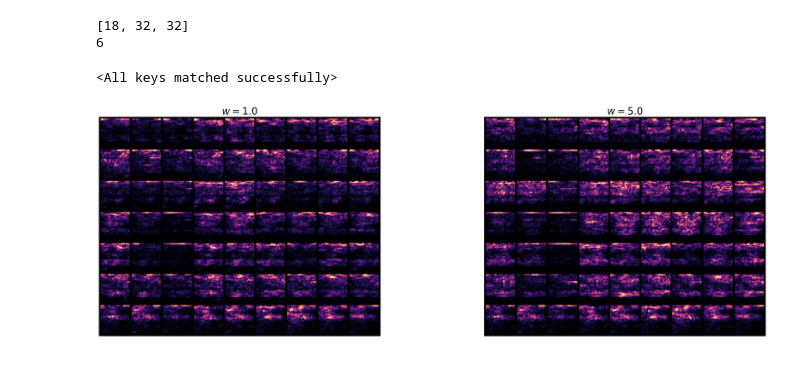
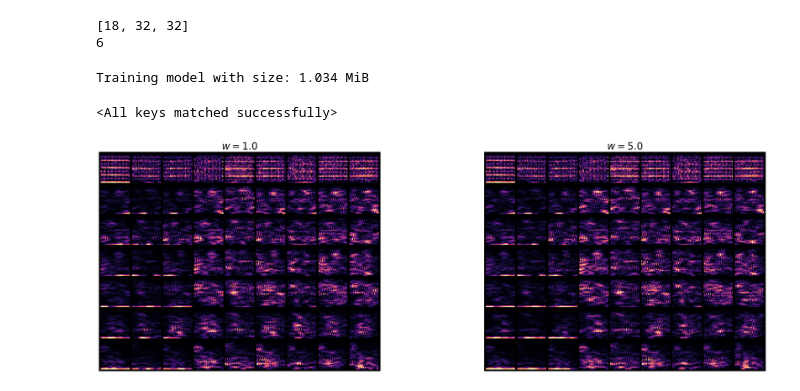
Before and after one commit to chookcurry/flow-matching, a Jupyter notebook: notebooks/whar/train_latent_flow.ipynb, the cells around one changed output. Saved outputs shown, nothing was run; the diff lists cells and outputs as text; code cells hidden in the pictures.

Commit message:
fix latent flow training

```diff
--- a/notebooks/whar/train_latent_flow.ipynb
+++ b/notebooks/whar/train_latent_flow.ipynb
@@ -12,4 +12,10 @@ from flow_matching.whar.latent_vector_field import FlowNetBackbone
 from flow_matching.whar.latent_vector_field_mhsa import FlowNetBackboneAxial
 from flow_matching.latent.training_flow import LatentFlowTrainer
 # %%
-device = torch.device("cuda" if torch.cuda.is_available() else "cpu")
+if torch.cuda.is_available():
+    device = torch.device("cuda")
+elif torch.backends.mps.is_available():
+    device = torch.device("mps")
+else:
+    device = torch.device("cpu")
+print(device)
@@ -47,8 +55,8 @@ print(num_classes)
 [18, 32, 32]
 6
 # %%
-vae = SpectrogramVAE().to(device)
-vae.load_state_dict(torch.load("vae.pt"))
+ae = CondSpectrogramAE().to(device)
+ae.load_state_dict(torch.load("cond_ae.pt"))
 
 path = GaussianConditionalProbabilityPath(
     p_data=sampler,
@@ -59,11 +67,11 @@ path = GaussianConditionalProbabilityPath(
 
 vf = FlowNetBackboneAxial(num_classes=num_classes).to(device)
 
-trainer = LatentFlowTrainer(
-    path=path, model=vf, vae=vae, eta=0.1, null_class=num_classes
-)
+trainer = LatentFlowTrainer(path=path, model=vf, ae=ae, eta=0.1, null_class=num_classes)
 # %%
 trainer.train(num_epochs=2000, device=device, lr=1e-3, batch_size=64)
+# %% [output]
+Training model with size: 1.034 MiB
 # %%
 torch.save(vf.state_dict(), "latent_vf.pt")
 # %%
@@ -72,6 +80,9 @@ vf.load_state_dict(torch.load("latent_vf.pt"))
 <All keys matched successfully>
 # %%
 import numpy as np
+from torch import vmap
+
+from flow_matching.whar.stft import decompress_stft
 
 
 num_timesteps = 100
@@ -86,6 +97,7 @@ y = torch.arange(num_classes + 1).to(device)
 
 num_samples = y.shape[0]
 x0, _ = path.p_simple.sample(num_samples)  # (num_samples, 1, 32, 32)
+x0 = x0.to(device)
 
 for idx, w in enumerate(guidance_scales):
     # Setup ode and simulator
@@ -102,37 +114,42 @@ for idx, w in enumerate(guidance_scales):
 
     x1 = simulator.simulate(x0, ts, y=y)
 
-    x1 = vae.decode(x1)
+    x1 = ae.decode(x1, y)
+
+    x1 = x1.detach().cpu()
 
     B, C, H, W = x1.shape
     x1 = x1.view(B, C // 2, 2, H, W)
+
+    x1 = vmap(decompress_stft)(x1)
+
     x1_mag = torch.sqrt(
         x1[:, :, 0] ** 2 + x1[:, :, 1] ** 2 + 1e-8
     )  # shape: (B, C//2, H, W)
 
     # Flatten batch and channel dims to (B * (C//2), H, W)
     x1_mag_flat = x1_mag.view(-1, H, W).cpu().numpy()
 
     # Normalize each image to [0,1] for colormap
     x1_min = x1_mag_flat.min(axis=(1, 2), keepdims=True)
     x1_max = x1_mag_flat.max(axis=(1, 2), keepdims=True)
     x1_norm = (x1_mag_flat - x1_min) / (x1_max - x1_min + 1e-8)
 
     cmap = plt.get_cmap("magma")
     heatmaps = [
         cmap(img)[:, :, :3] for img in x1_norm
     ]  # apply colormap and drop alpha channel
     heatmaps = np.stack(heatmaps, axis=0)
 
     # Convert to tensor and rearrange to (batch, channels, height, width)
     heatmaps_t = torch.tensor(heatmaps).permute(0, 3, 1, 2)
 
     # Create grid: nrow = C//2 (number of channels per sample)
     grid = make_grid(heatmaps_t, nrow=(C // 2), padding=2)
 
-    axes[idx].imshow(grid.permute(1, 2, 0).cpu())
+    axes[idx].imshow(grid.permute(1, 2, 0).cpu(), origin="lower")
     axes[idx].axis("off")
     axes[idx].set_title(f"$w={w:.1f}$", fontsize=25)
 plt.show()
 # %% [output]
-[figure, old version]
+[figure, new version]
```
Also changed, not shown: parts of 5 cells of this notebook, 7 other files.
